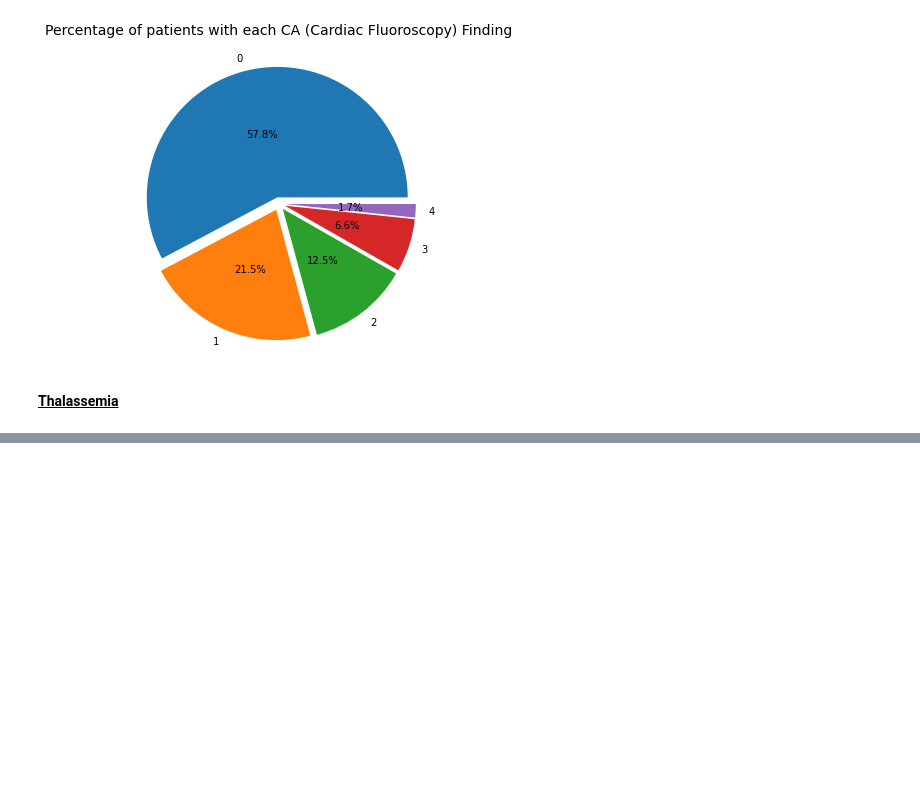
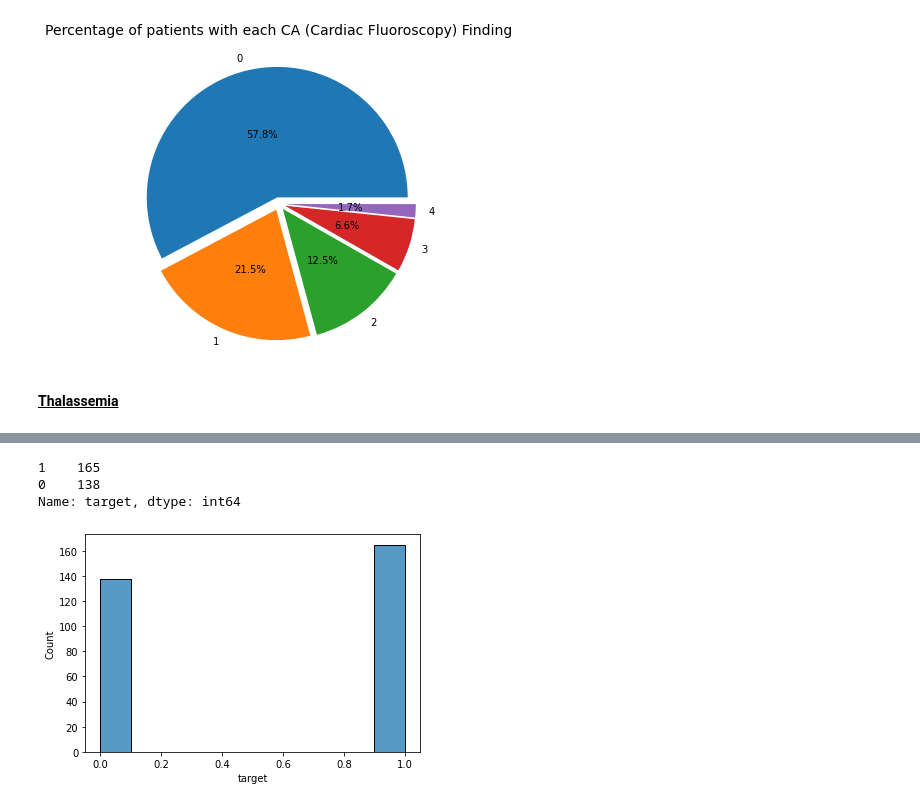
Before and after one commit to abielhammonds/predict_heart_disease_machine_learning_project, a Jupyter notebook: heart_disease_uci.ipynb, the cells around one changed output, grey strips where cells are left out. Drawn from its saved outputs; the diff is of its cells as text; code cells hidden in the pictures; blank space fills up the shorter version.

```diff
--- a/heart_disease_uci.ipynb
+++ b/heart_disease_uci.ipynb
@@ -925,0 +982,12 @@ Key questions to answer
+# %%
+heart_data['target'].value_counts()
+# %% [output]
+1    165
+0    138
+Name: target, dtype: int64
+# %%
+#plot the distribution
+g = sns.histplot(data=heart_data, x="target")
+g.figure.savefig('images/TargetDistr')
+# %% [output]
+[figure, added]
```
Also changed, not shown: parts of 17 cells of this notebook, 1 other file.
